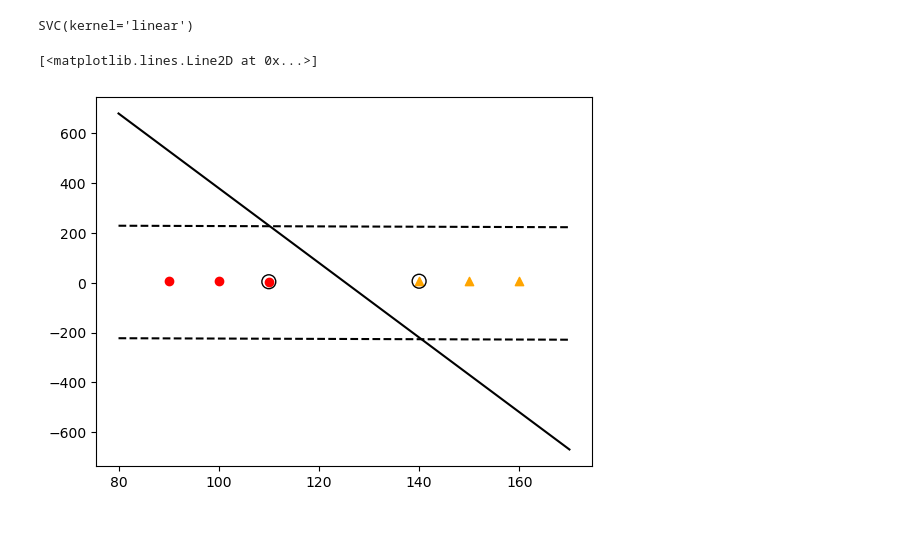
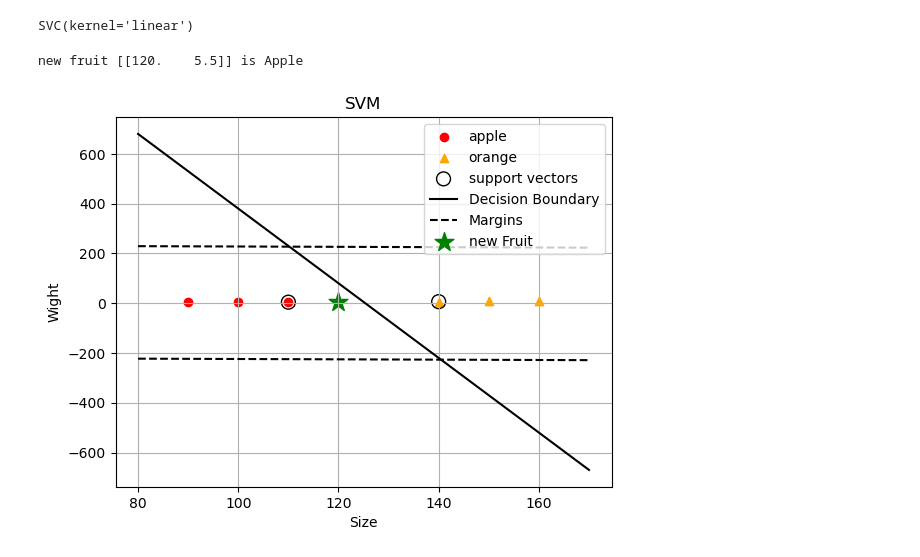
Before and after one commit to Pankaj-Str/Complete-Python-Mastery, a Jupyter notebook: 00 Examples/lecture08/Sep 08 2025/SVM_Example01.ipynb, the cells around one changed output. Saved outputs shown, nothing was run; the diff lists cells and outputs as text; code cells hidden in the pictures; blank space fills up the shorter version.

```diff
--- a/00 Examples/lecture08/Sep 08 2025/SVM_Example01.ipynb
+++ b/00 Examples/lecture08/Sep 08 2025/SVM_Example01.ipynb
@@ -28,22 +28,35 @@ b = model.intercept_[0] # bias
 # %%
 # step no 4 plot data , boundary , margins , SV
 plt.scatter(X[y == 0][:, 0],X[y == 0][:, 1],color='red',label='apple',marker='o')
 plt.scatter(X[y==1][:, 0],X[y == 1][:, 1],color='orange',label='orange',marker='^')
 # highlight SV
 plt.scatter(support_vectors[:, 0],support_vectors[:, 1],s=100 , facecolors='none',
             edgecolors='black',label='support vectors')
 
 # plot decision boundary w0*w0 + w1*x1 + b = 0
 x0 = np.linspace(80,170,100) # weight range
 x1 = -(w[0] * x0 + b)/w[1] # size
 plt.plot(x0,x1, 'k-', label = 'Decision Boundary')
 
 # plot margins  w0*w0 + w1*x1 + b = +1/-1
 x1_margin1 = -(w[0] * x0 + b - 1 /w[1]) # upper margin
 x1_margin2 = -(w[0] * x0 + b + 1 /w[1]) # lower margin
 
 plt.plot(x0,x1_margin1 , 'k--',label='Margins')
 plt.plot(x0,x1_margin2 , 'k--')
+
+# predict a new fruit
+new_fruit = np.array([[120,5.5]])
+prediction = model.predict(new_fruit)
+print(f'new fruit {new_fruit} is {'Apple' if prediction[0] == 0 else 'Orange'}')
+
+plt.scatter(new_fruit[:, 0],new_fruit[:, 1],color='green',marker='*',s=200,label='new Fruit')
+plt.ylabel('Wight')
+plt.xlabel('Size')
+plt.title('SVM')
+plt.legend()
+plt.grid(True)
+plt.show()
 # %% [output]
-[<matplotlib.lines.Line2D at 0x...>]
+new fruit [[120.    5.5]] is Apple
-[figure, old version]
+[figure, new version]
```
